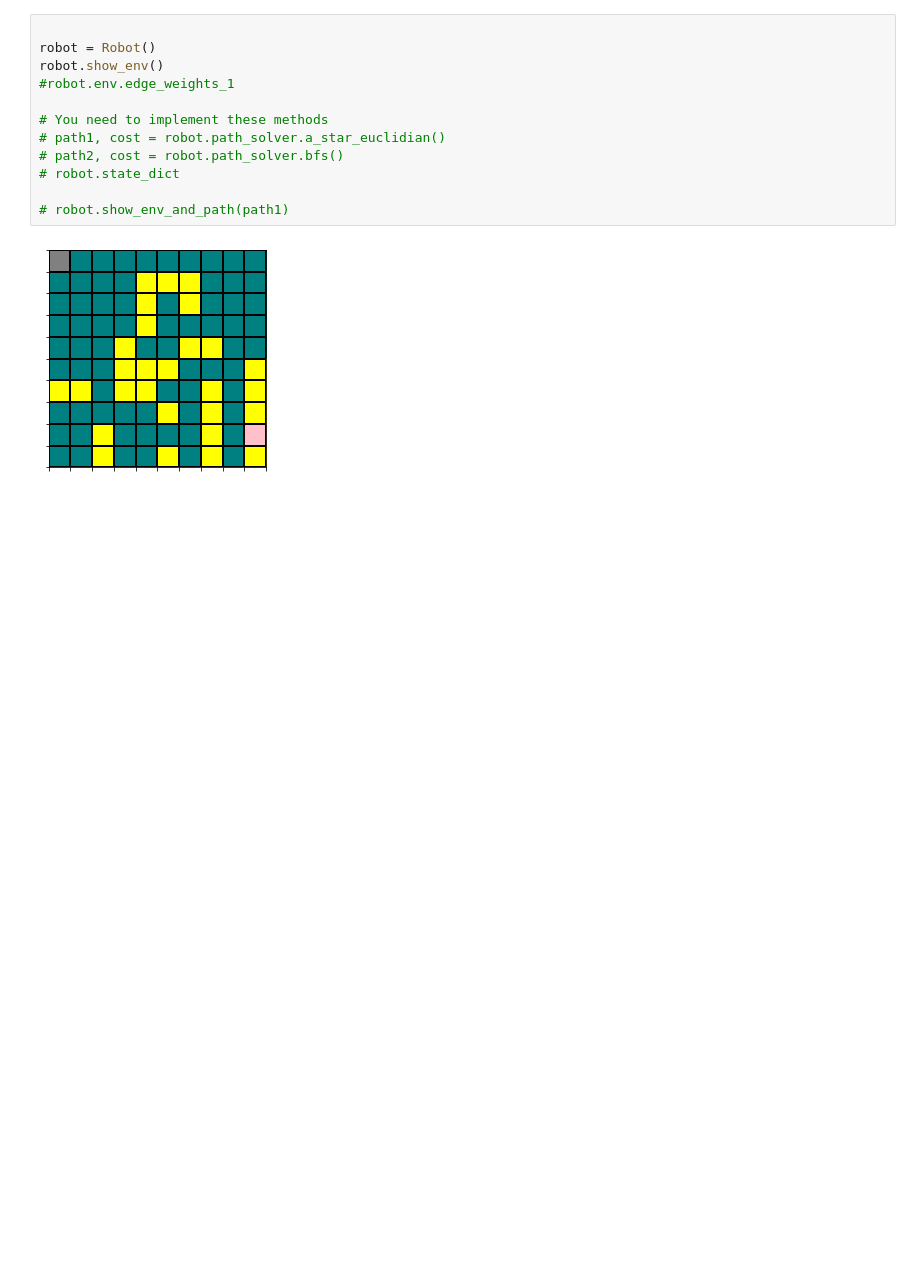
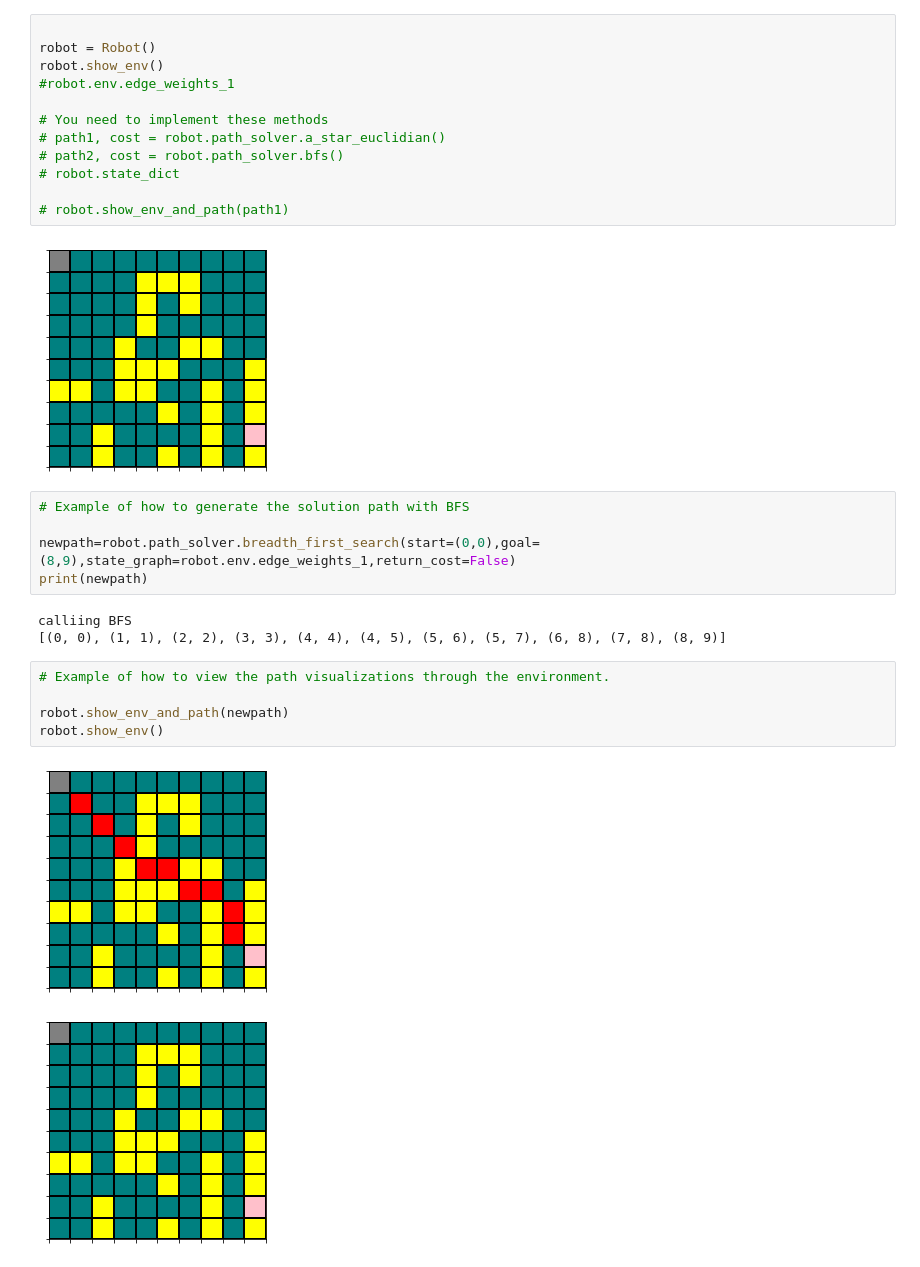
Before and after one commit to coloradointroai/hw_spring_2022, a Jupyter notebook: homework/hw2.ipynb, the cells around one changed output. Drawn from its saved outputs; the diff is of its cells as text; blank space fills up the shorter version.

```diff
--- a/homework/hw2.ipynb
+++ b/homework/hw2.ipynb
@@ -52,4 +67,20 @@ robot.show_env()
 # robot.show_env_and_path(path1)
 # %% [output]
 [figure]
+# %%
+# Example of how to generate the solution path with BFS
+
+newpath=robot.path_solver.breadth_first_search(start=(0,0),goal=(8,9),state_graph=robot.env.edge_weights_1,return_cost=False)
+print(newpath)
+# %% [output]
+calliing BFS
+[(0, 0), (1, 1), (2, 2), (3, 3), (4, 4), (4, 5), (5, 6), (5, 7), (6, 8), (7, 8), (8, 9)]
+# %%
+# Example of how to view the path visualizations through the environment.
+
+robot.show_env_and_path(newpath)
+robot.show_env()
+# %% [output]
+[figure, added]
+[figure, added]
 # %% [markdown]
```
Also changed, not shown: parts of 20 cells of this notebook, 1 other file.
